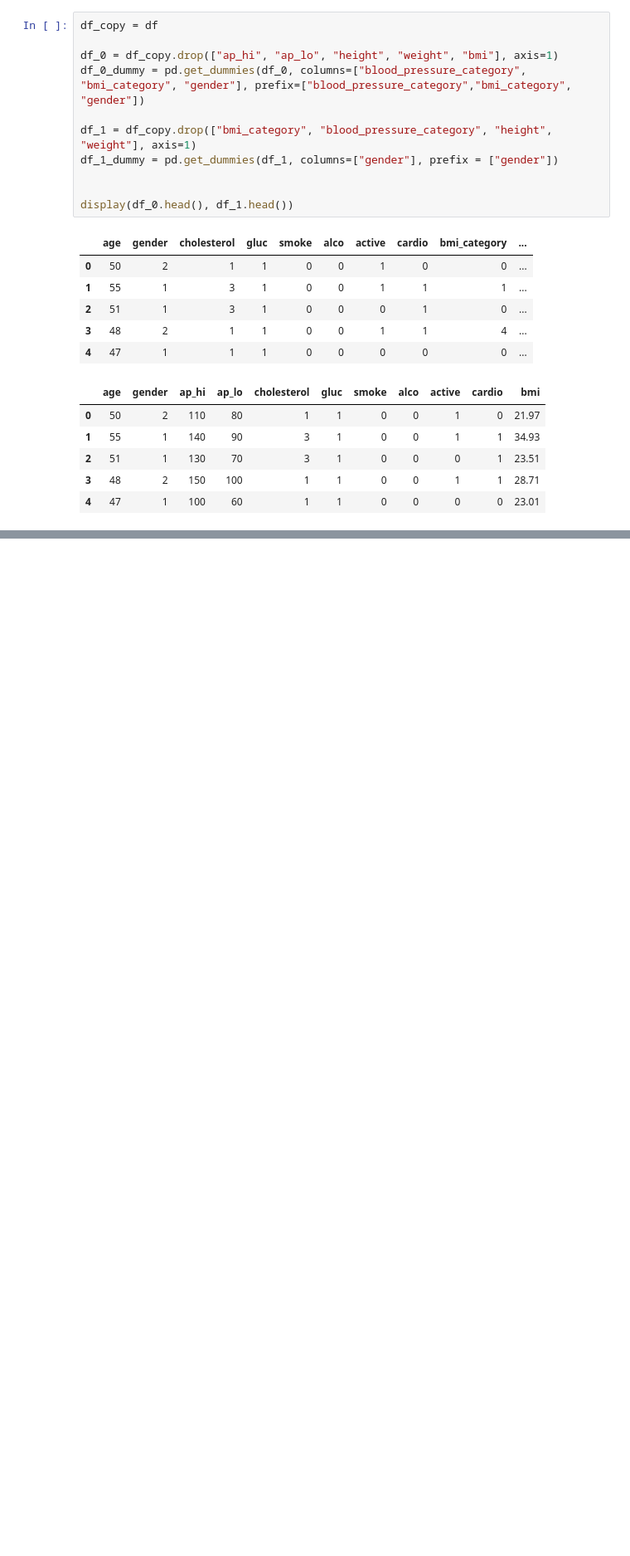
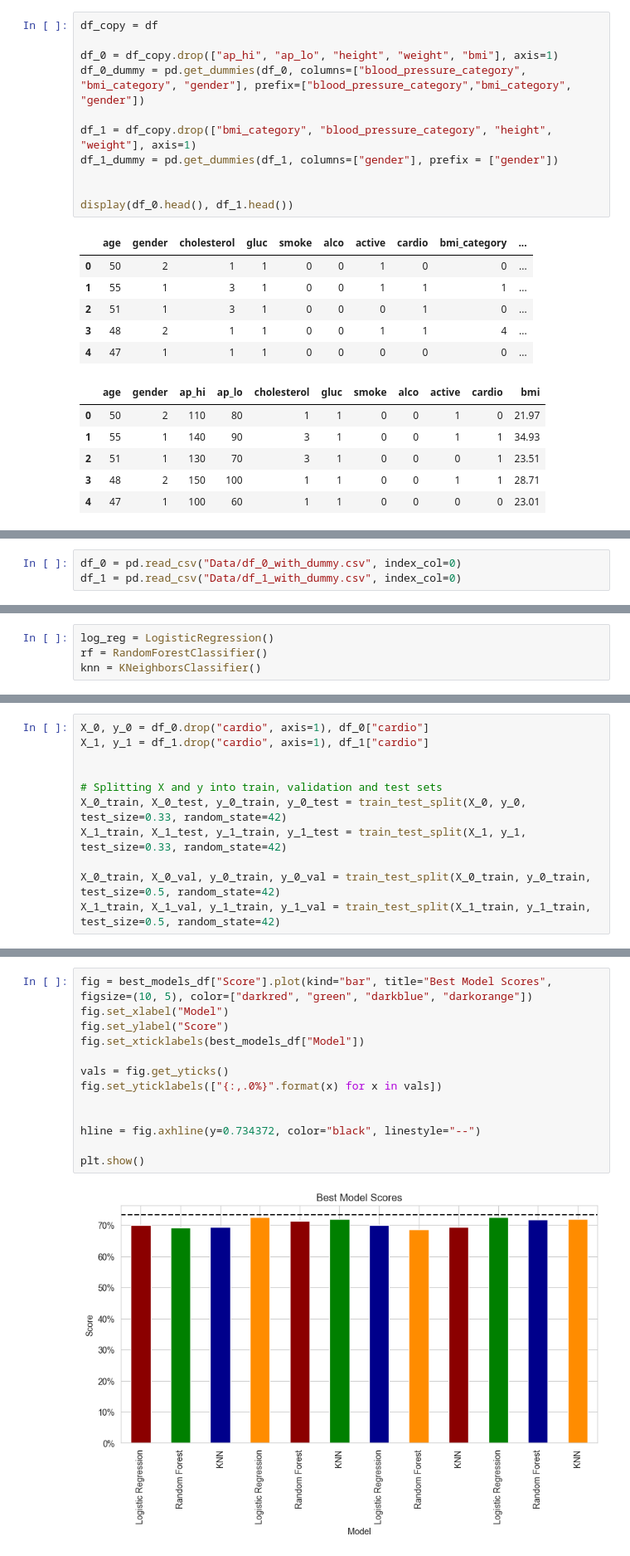
Before and after one commit to Robergjo/MachineLearning-Joakim-Roberg, a Jupyter notebook: Lab/Upgift1.ipynb, the cells around one changed output, grey strips where cells are left out. Shown: that part at 83% size. Saved outputs shown, nothing was run; the diff lists cells and outputs as text; blank space fills up the shorter version.

```diff
--- a/Lab/Upgift1.ipynb
+++ b/Lab/Upgift1.ipynb
@@ -397,0 +418,3 @@ We expect that the EDA process will provide insights into the prevalence of card
+# %%
+df_0 = pd.read_csv("Data/df_0_with_dummy.csv", index_col=0)
+df_1 = pd.read_csv("Data/df_1_with_dummy.csv", index_col=0)
@@ -397,0 +425,4 @@ We expect that the EDA process will provide insights into the prevalence of card
+# %%
+log_reg = LogisticRegression()
+rf = RandomForestClassifier()
+knn = KNeighborsClassifier()
@@ -397,0 +467,11 @@ We expect that the EDA process will provide insights into the prevalence of card
+# %%
+X_0, y_0 = df_0.drop("cardio", axis=1), df_0["cardio"]
+X_1, y_1 = df_1.drop("cardio", axis=1), df_1["cardio"]
+
+
+# Splitting X and y into train, validation and test sets
+X_0_train, X_0_test, y_0_train, y_0_test = train_test_split(X_0, y_0, test_size=0.33, random_state=42)
+X_1_train, X_1_test, y_1_train, y_1_test = train_test_split(X_1, y_1, test_size=0.33, random_state=42)
+
+X_0_train, X_0_val, y_0_train, y_0_val = train_test_split(X_0_train, y_0_train, test_size=0.5, random_state=42)
+X_1_train, X_1_val, y_1_train, y_1_val = train_test_split(X_1_train, y_1_train, test_size=0.5, random_state=42)
@@ -397,0 +623,15 @@ We expect that the EDA process will provide insights into the prevalence of card
+# %%
+fig = best_models_df["Score"].plot(kind="bar", title="Best Model Scores", figsize=(10, 5), color=["darkred", "green", "darkblue", "darkorange"])
+fig.set_xlabel("Model")
+fig.set_ylabel("Score")
+fig.set_xticklabels(best_models_df["Model"])
+
+vals = fig.get_yticks()
+fig.set_yticklabels(["{:,.0%}".format(x) for x in vals])
+
+
+hline = fig.axhline(y=0.734372, color="black", linestyle="--")
+
+plt.show()
+# %% [output]
+[figure, added]
```
Also changed, not shown: parts of 28 cells of this notebook.
